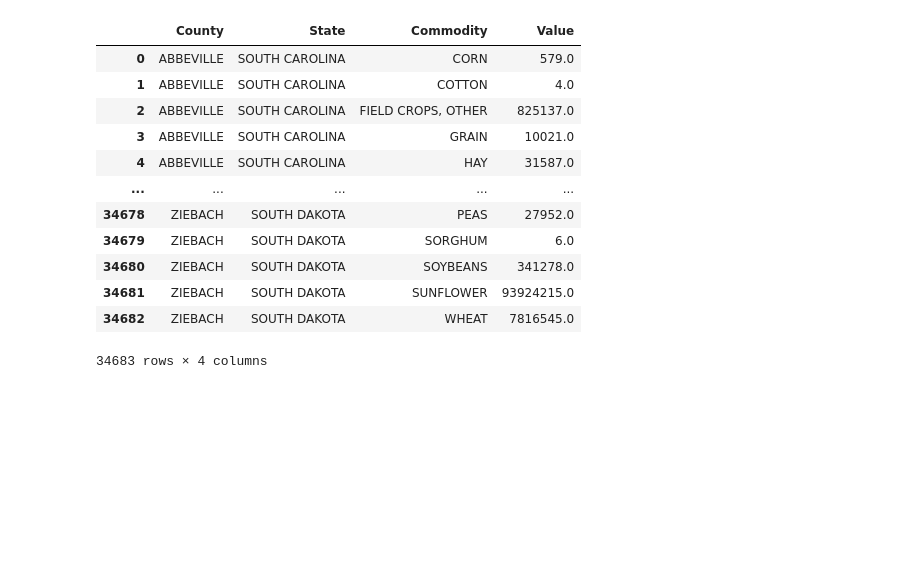
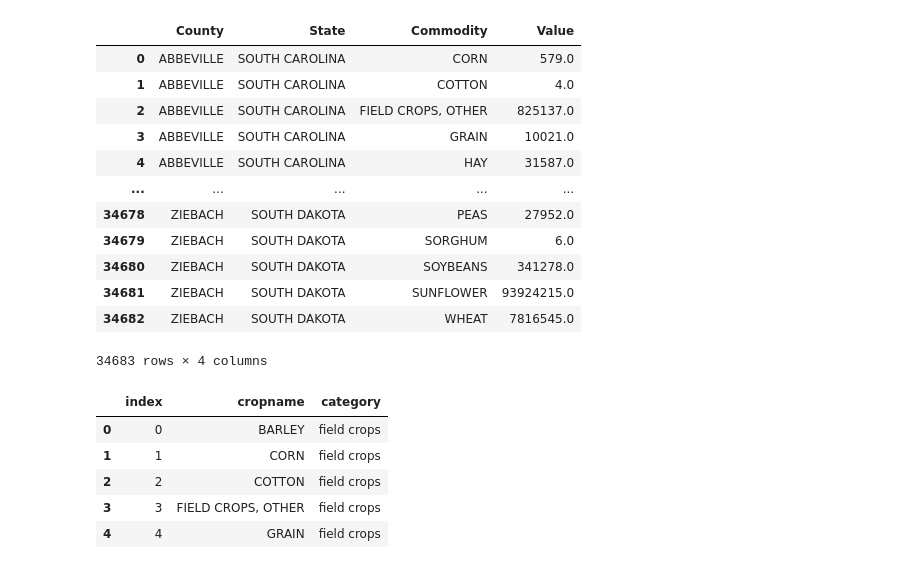
Before and after one commit to pandeysudip/us-agriculture, a Jupyter notebook: data_analysis.ipynb, the cells around one changed output. Drawn from its saved outputs; the diff is of its cells as text; code cells hidden in the pictures; blank space fills up the shorter version.

```diff
--- a/data_analysis.ipynb
+++ b/data_analysis.ipynb
@@ -284,3 +284,5 @@ fruits_df
 # %%
 #saving data as csv
 fruits_df.to_csv("cleaned_data/fruits_data.csv",encoding="utf-8", index=False)
+# %%
+crops_list.reset_index(inplace = True)
@@ -286,0 +291,9 @@ fruits_df.to_csv("cleaned_data/fruits_data.csv",encoding="utf-8", index=False)
+# %%
+crops_list.head()
+# %% [output]
+|  | index | cropname | category |
+| 0 | 0 | BARLEY | field crops |
+| 1 | 1 | CORN | field crops |
+| 2 | 2 | COTTON | field crops |
+| 3 | 3 | FIELD CROPS, OTHER | field crops |
+| 4 | 4 | GRAIN | field crops |
```
Also changed, not shown: parts of 1 cell of this notebook, 57 other files.
